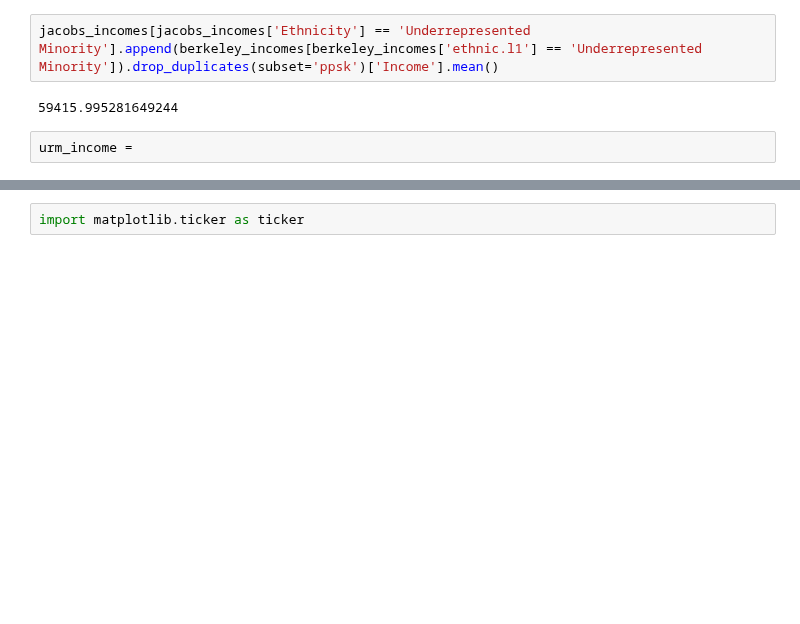
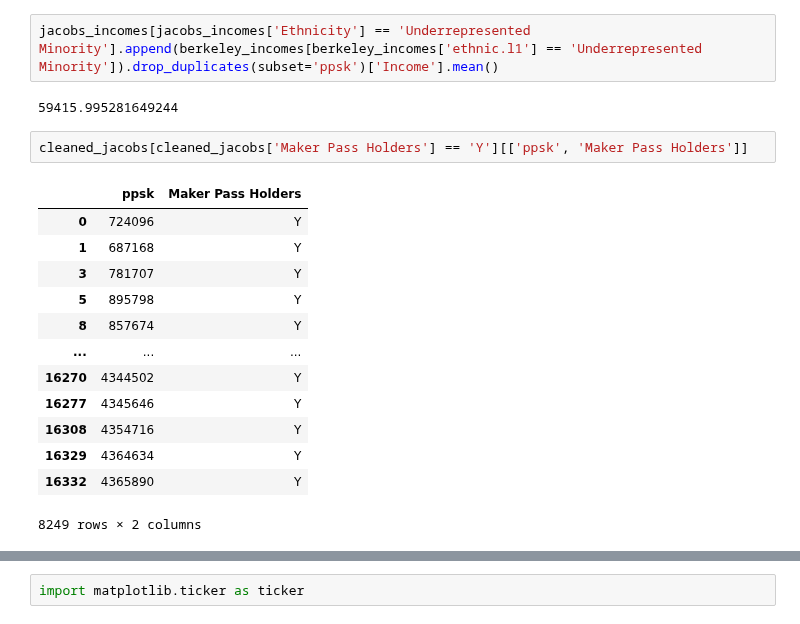
Before and after one commit to PaulDTP/Berkeley_Jacobs, a Jupyter notebook: urm_ls.ipynb, the cells around one changed output, grey strips where cells are left out. Drawn from its saved outputs; the diff is of its cells as text; blank space fills up the shorter version.

```diff
--- a/urm_ls.ipynb
+++ b/urm_ls.ipynb
@@ -566,5 +574,19 @@ See the caveats in the documentation: https://pandas.pydata.org/pandas-docs/stab
 jacobs_incomes[jacobs_incomes['Ethnicity'] == 'Underrepresented Minority'].append(berkeley_incomes[berkeley_incomes['ethnic.l1'] == 'Underrepresented Minority']).drop_duplicates(subset='ppsk')['Income'].mean()
 # %% [output]
 59415.995281649244
-# %%
-urm_income =
+# %%
+cleaned_jacobs[cleaned_jacobs['Maker Pass Holders'] == 'Y'][['ppsk', 'Maker Pass Holders']]
+# %% [output]
+|  | ppsk | Maker Pass Holders |
+| 0 | 724096 | Y |
+| 1 | 687168 | Y |
+| 3 | 781707 | Y |
+| 5 | 895798 | Y |
+| 8 | 857674 | Y |
+| ... | ... | ... |
+| 16270 | 4344502 | Y |
+| 16277 | 4345646 | Y |
+| 16308 | 4354716 | Y |
+| 16329 | 4364634 | Y |
+| 16332 | 4365890 | Y |
+8249 rows × 2 columns
```
Also changed, not shown: parts of 7 cells of this notebook, 2 other files.
